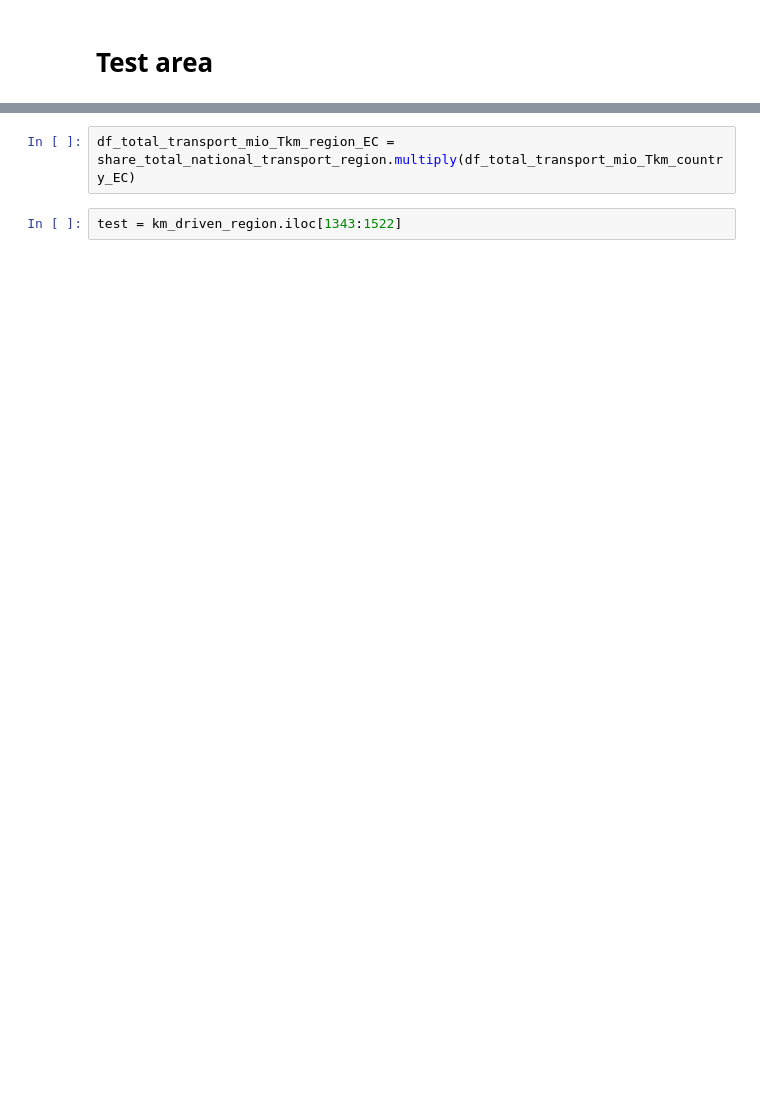
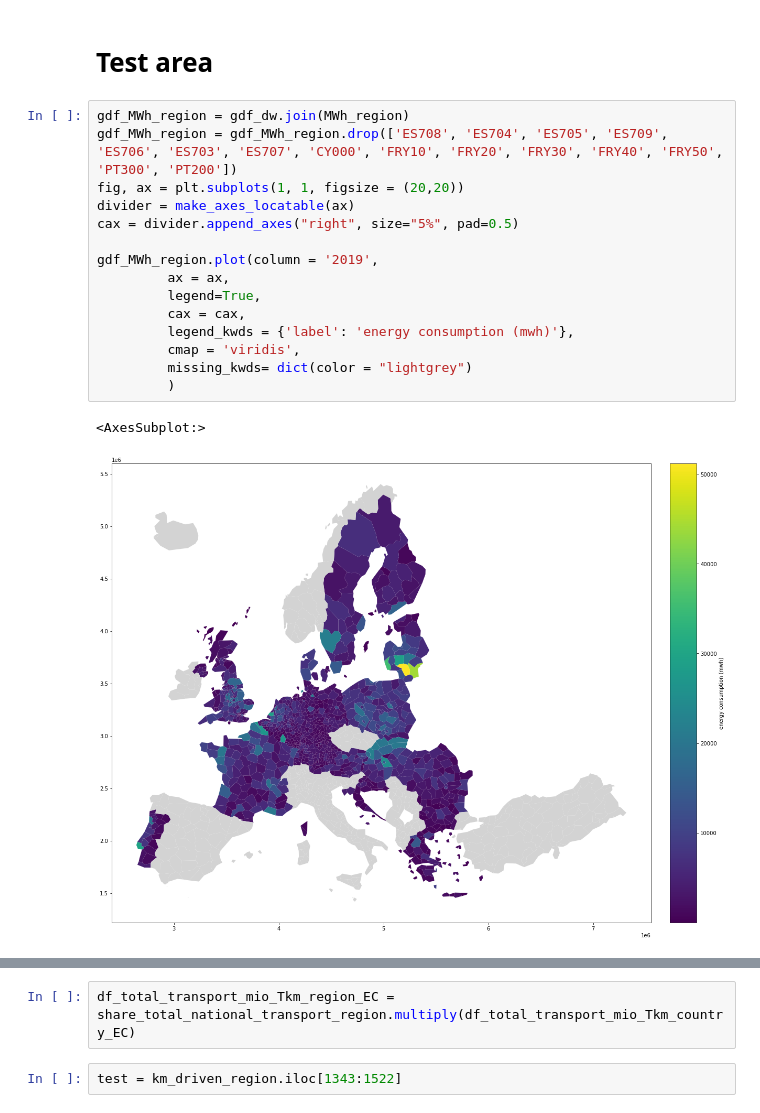
Before and after one commit to Frostie10/eurostat_test, a Jupyter notebook: test_eurostat.ipynb, the cells around one changed output, grey strips where cells are left out. Drawn from its saved outputs; the diff is of its cells as text; blank space fills up the shorter version.

```diff
--- a/test_eurostat.ipynb
+++ b/test_eurostat.ipynb
@@ -575,2 +656,20 @@ gdf_MWh_region.plot(column = '2019',
 # %% [markdown]
 # Test area
+# %%
+gdf_MWh_region = gdf_dw.join(MWh_region)
+gdf_MWh_region = gdf_MWh_region.drop(['ES708', 'ES704', 'ES705', 'ES709', 'ES706', 'ES703', 'ES707', 'CY000', 'FRY10', 'FRY20', 'FRY30', 'FRY40', 'FRY50', 'PT300', 'PT200'])
+fig, ax = plt.subplots(1, 1, figsize = (20,20))
+divider = make_axes_locatable(ax)
+cax = divider.append_axes("right", size="5%", pad=0.5)
+
+gdf_MWh_region.plot(column = '2019',
+         ax = ax,
+         legend=True,
+         cax = cax,
+         legend_kwds = {'label': 'energy consumption (mwh)'},
+         cmap = 'viridis',
+         missing_kwds= dict(color = "lightgrey")
+         )
+# %% [output]
+<AxesSubplot:>
+[figure, added]
```
Also changed, not shown: parts of 26 cells of this notebook.
